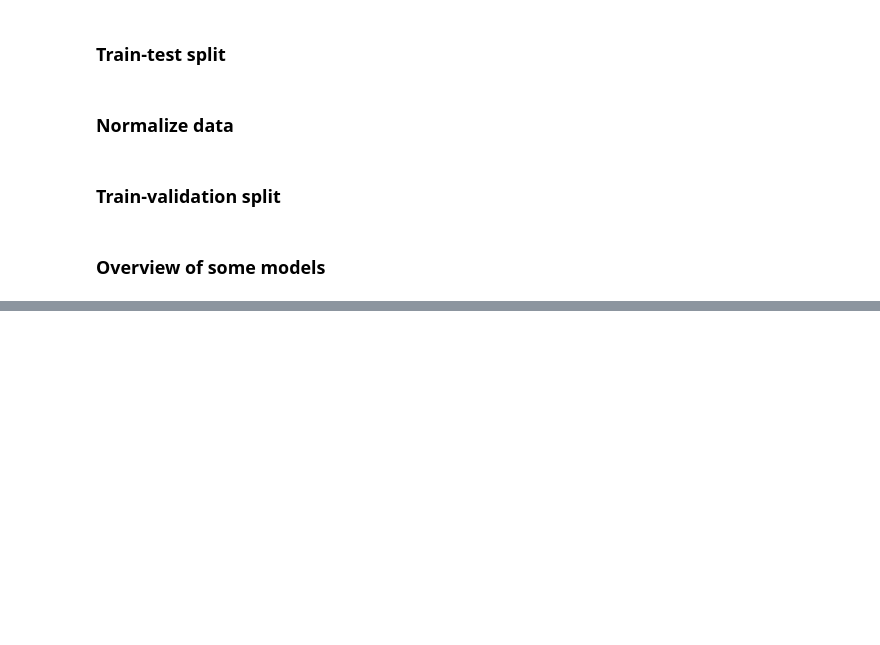
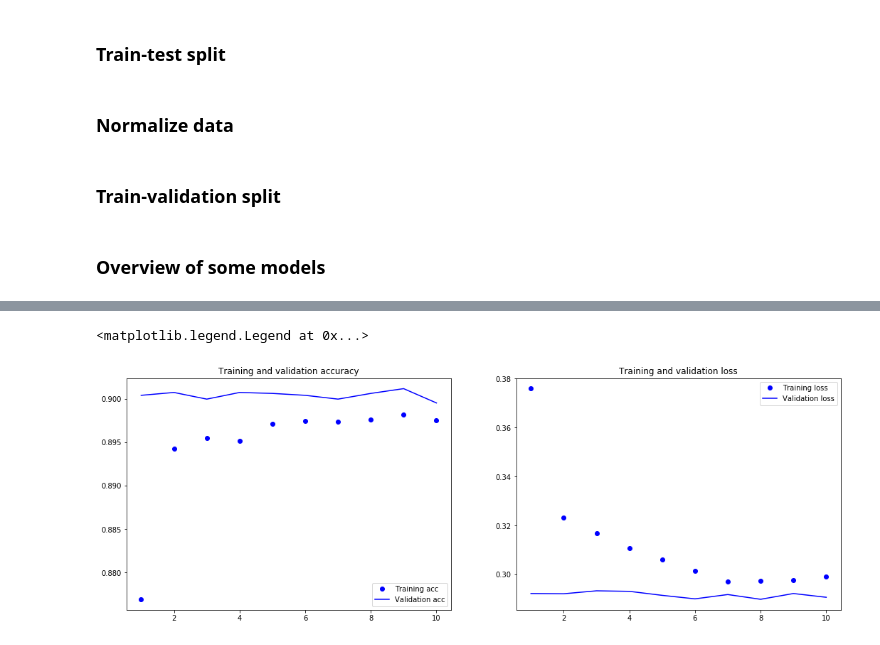
Before and after one commit to ng-kode/Bank-Marketing, a Jupyter notebook: Untitled2.ipynb, the cells around one changed output, grey strips where cells are left out. Drawn from its saved outputs; the diff is of its cells as text; code cells hidden in the pictures; blank space fills up the shorter version.

```diff
--- a/Untitled2.ipynb
+++ b/Untitled2.ipynb
@@ -293,0 +241,17 @@ py.iplot(fig)
+# %%
+from keras import layers
+from keras import models
+
+def build_and_compile_model():
+    model = models.Sequential()
+    model.add(layers.Dense(64, activation='relu', input_shape=(X_train.shape[-1],)))
+    model.add(layers.Dropout(0.5))
+    model.add(layers.Dense(32, activation='relu', input_shape=(X_train.shape[-1],)))
+    model.add(layers.Dropout(0.5))
+    model.add(layers.Dense(1, activation='sigmoid'))
+
+    model.compile(optimizer='rmsprop', loss='binary_crossentropy', metrics=['binary_accuracy'])
+    return model
+
+model = build_and_compile_model()
+history = model.fit(partial_X_train, partial_y_train, validation_data=(X_val, y_val), epochs=10, batch_size=32)
@@ -293,0 +276,24 @@ py.iplot(fig)
+# %%
+import matplotlib.pyplot as plt
+%matplotlib inline
+
+acc = history.history['binary_accuracy']
+val_acc = history.history['val_binary_accuracy']
+loss = history.history['loss']
+val_loss = history.history['val_loss']
+
+epochs = range(1, len(acc) + 1)
+
+f, axarr = plt.subplots(1, 2, figsize=(18, 6))
+axarr[0].plot(epochs, acc, 'bo', label='Training acc')
+axarr[0].plot(epochs, val_acc, 'b', label='Validation acc')
+axarr[0].set_title('Training and validation accuracy')
+axarr[0].legend()
+
+axarr[1].plot(epochs, loss, 'bo', label='Training loss')
+axarr[1].plot(epochs, val_loss, 'b', label='Validation loss')
+axarr[1].set_title('Training and validation loss')
+axarr[1].legend()
+# %% [output]
+<matplotlib.legend.Legend at 0x...>
+[figure, added]
```
Also changed, not shown: parts of 14 cells of this notebook, 1 other file.
